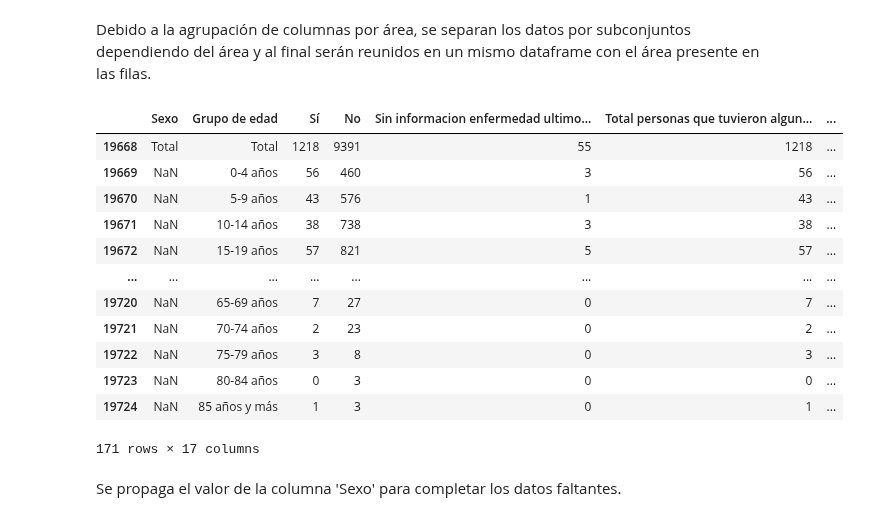
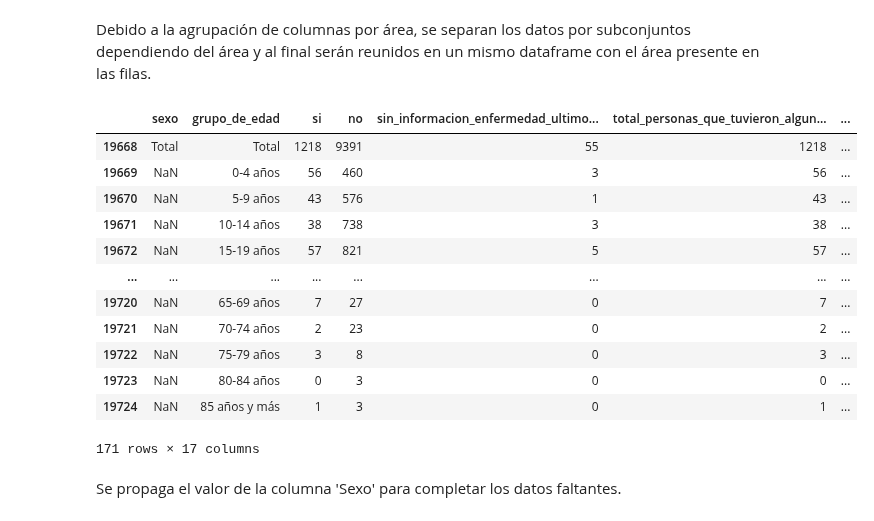
Before and after one commit to Schiavi13/Censo-Viterbo-Caldas-2018, a Jupyter notebook: source_to_csv_14pm.ipynb, the cells around one changed output. Drawn from its saved outputs; the diff is of its cells as text; code cells hidden in the pictures.

Commit message:
Actualiza headers a minuscula y Snake Case de hoja 14PM

```diff
--- a/source_to_csv_14pm.ipynb
+++ b/source_to_csv_14pm.ipynb
@@ -98,5 +98,7 @@ actual_headers = list(df_14pm.iloc[2][5:20])
 del actual_headers[3]
 actual_headers[2] = "Sin informacion enfermedad ultimos 30 dias"
 actual_headers[4] = "Sin informacion servicio de salud donde acudieron"
+header_replacements = str.maketrans({'á': 'a', 'é': 'e', 'í': 'i', 'ó': 'o'})
+actual_headers = ["_".join(header.split()).lower().translate(header_replacements) for header in actual_headers]
 actual_headers
 # %% [output]
@@ -146,19 +148,19 @@ Debido a la agrupación de columnas por área, se separan los datos por subconju
 # %%
 ls_df = []
 area_type = ['cabecera', 'centro_poblado', 'rural_disperso']
 for i, area in zip(range(22, 70, 17), area_type):
     df_14pm_with_area = pd.concat([df_14pm[['Unnamed: 2', 'Unnamed: 3']], df_14pm.iloc[:,i:i+15].assign(Area=area)], axis=1)
     df_14pm_with_area.drop(df_14pm_with_area.columns[5], axis=1, inplace=True)
     ls_df.append(df_14pm_with_area)
 
 for df in ls_df:
     df.rename(columns=dict(zip(list(df.columns.values[2:-1]), actual_headers[:])), inplace=True)
 
 df_14pm = pd.concat(ls_df)
-df_14pm.rename(columns={'Unnamed: 2': 'Sexo', 'Unnamed: 3': 'Grupo de edad'}, inplace=True)
+df_14pm.rename(columns={'Unnamed: 2': 'sexo', 'Unnamed: 3': 'grupo_de_edad', 'Area': 'area'}, inplace=True)
 df_14pm
 # %% [output]
-|  | Sexo | Grupo de edad | Sí | No | Sin informacion enfermedad ultimo... | Total personas que tuvieron algun... | ... |
+|  | sexo | grupo_de_edad | si | no | sin_informacion_enfermedad_ultimo... | total_personas_que_tuvieron_algun... | ... |
 | 19668 | Total | Total | 1218 | 9391 | 55 | 1218 | ... |
 | 19669 | NaN | 0-4 años | 56 | 460 | 3 | 56 | ... |
 | 19670 | NaN | 5-9 años | 43 | 576 | 1 | 43 | ... |
```
Also changed, not shown: parts of 7 cells of this notebook, 2 other files.
